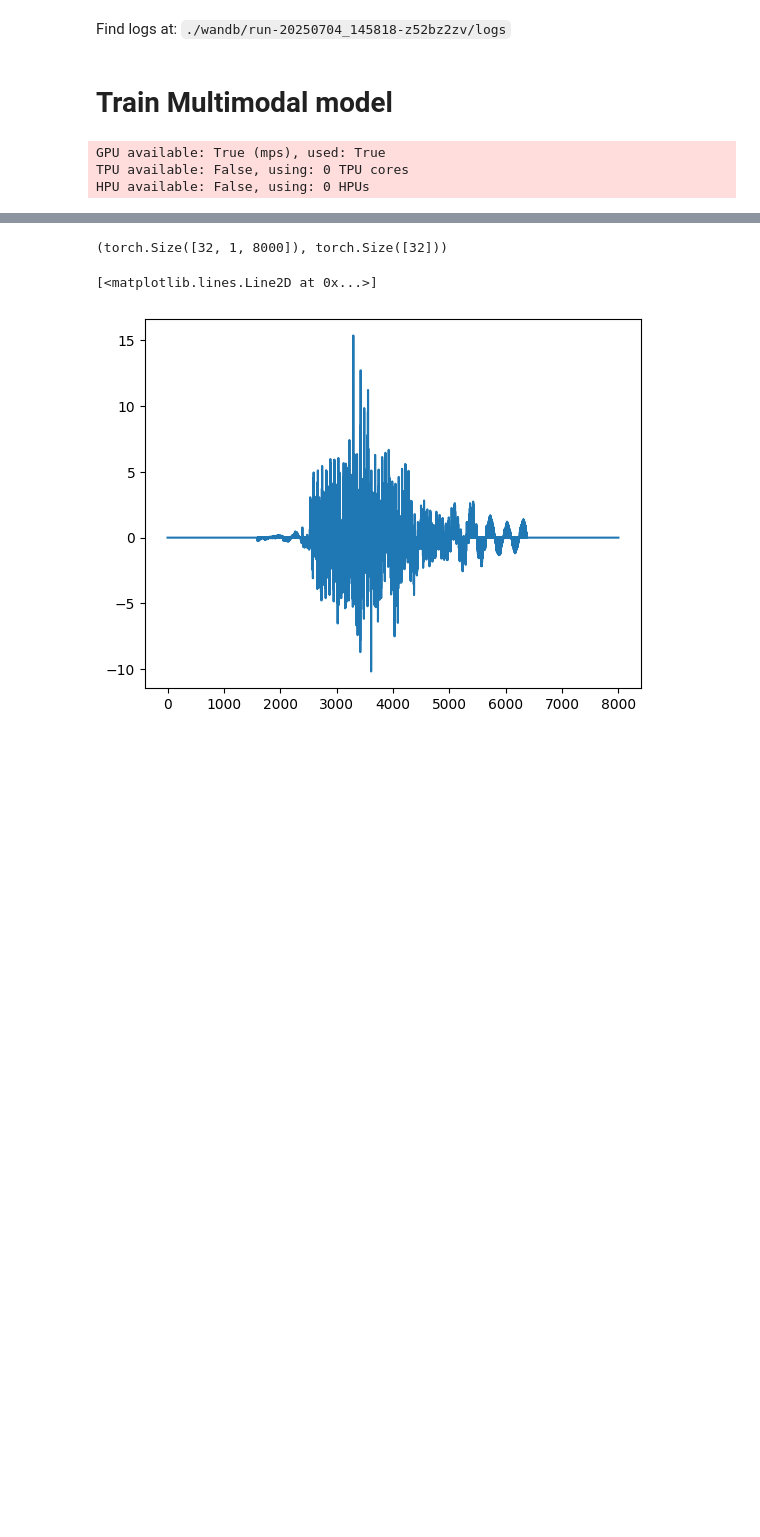
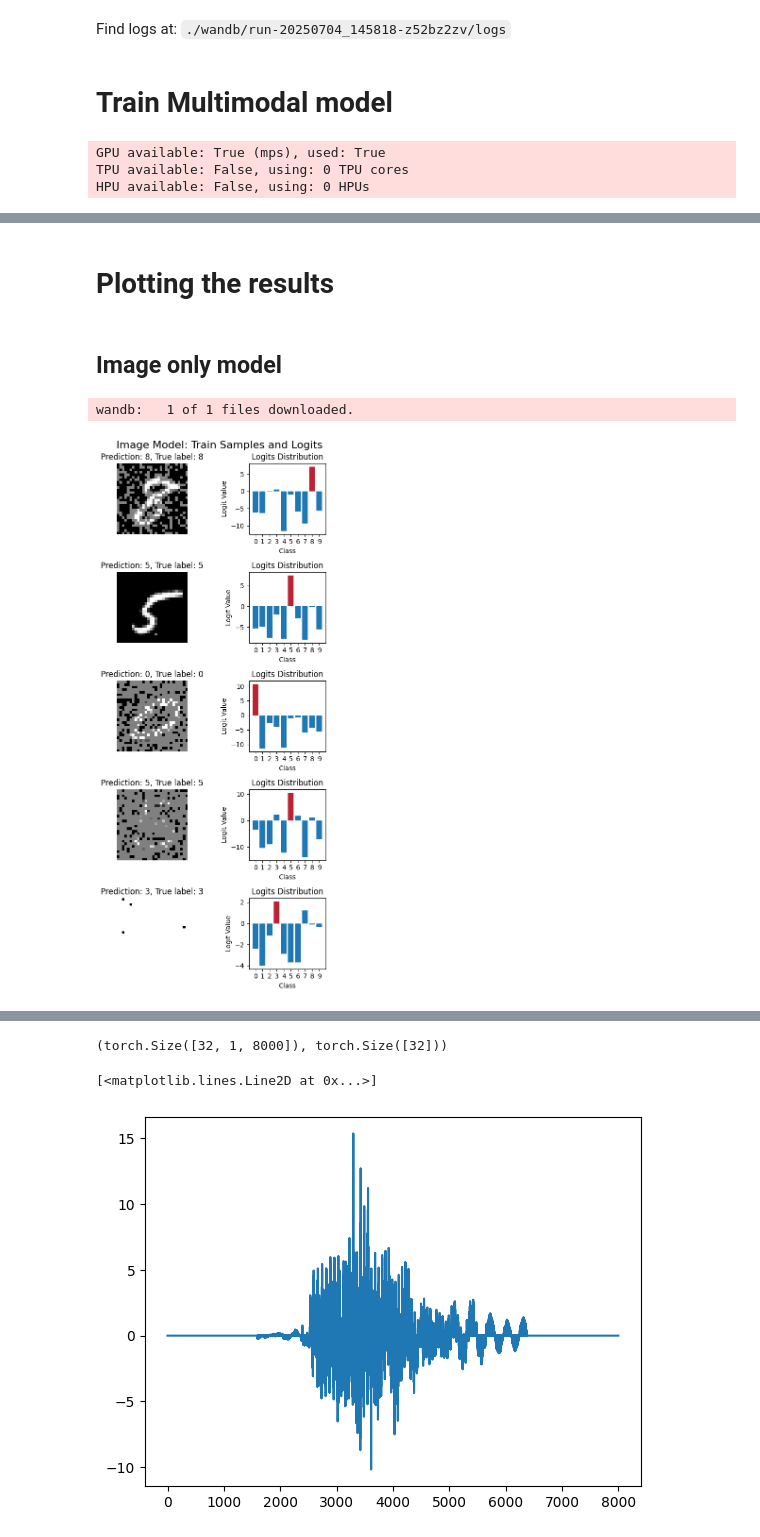
Before and after one commit to hzavadil98/NORA_MML, a Jupyter notebook: Exam/src/main.ipynb, the cells around one changed output, grey strips where cells are left out. Cells and saved outputs as stored; diff of their text form; code cells hidden in the pictures; blank space fills up the shorter version.

```diff
--- a/Exam/src/main.ipynb
+++ b/Exam/src/main.ipynb
@@ -244,0 +247,4 @@ Find logs at: ./wandb/run-20250704_151307-gs6t5k3l/logs
+# %% [markdown]
+# Plotting the results
+# %% [markdown]
+## Image only model
@@ -244,0 +261,51 @@ Find logs at: ./wandb/run-20250704_151307-gs6t5k3l/logs
+# %%
+# Download the model weights as an artifact from Weights & Biases and instantiate the model
+api = wandb.Api()
+artifact = api.artifact('hzavadil98/NORA_MML_Exam/model-mnntq27o:v0', type='model')
+artifact_dir = artifact.download()
+
+image_model = Image_Model.load_from_checkpoint(Path(artifact_dir) / "model.ckpt")
+# %% [output]
+wandb:   1 of 1 files downloaded.
+# %%
+# Predict on the samples
+image_model.eval()
+train_logits = image_model(train_samples.to("mps"))
+test_logits = image_model(test_samples.to("mps"))
+# %%
+# Function to plot samples with their logits
+def plot_samples_with_logits(samples, labels, logits, title):
+    predictions = torch.argmax(logits, dim=1).cpu().numpy()
+    logits = logits.detach().cpu().numpy()
+
+    fig, axes = plt.subplots(5, 2, figsize=(6, 12), gridspec_kw={'width_ratios': [2.5 if len(samples.shape) == 4 else 2, 1]})  # adjusting the width of the histogram column
+    for i in range(5):
+        if len(samples[i].shape) == 3:
+            # Plot image in first column
+            axes[i, 0].imshow(samples[i][0].cpu(), cmap='gray')
+        else:
+            # Plot audio waveform in first column
+            axes[i, 0].plot(samples[i].squeeze().cpu().numpy())
+        axes[i, 0].set_title(f"Prediction: {predictions[i]}, True label: {labels[i]}")
+        axes[i, 0].axis('off')
+
+        # Plot histogram of logits in second column
+        logit = logits[i]
+        axes[i, 1].bar(range(10), logit, width=0.8)  # Make bars narrower with width=0.6
+        axes[i, 1].set_title("Logits Distribution")
+        axes[i, 1].set_xlabel("Class")
+        axes[i, 1].set_ylabel("Logit Value")
+        axes[i, 1].set_xticks(range(10))
+        # Highlight the predicted class
+        axes[i, 1].bar(predictions[i], logit[predictions[i]], color='red', alpha=0.7, width=0.8)
+        # Highlight the true class if different from prediction
+        if predictions[i] != labels[i]:
+            axes[i, 1].bar(labels[i], logit[labels[i]], color='green', alpha=0.7, width=0.8)
+
+    plt.suptitle(title, fontsize=16, x=0.6, ha='center')
+    plt.tight_layout()
+    plt.show()
+# %%
+plot_samples_with_logits(train_samples, train_labels, train_logits, "Image Model: Train Samples and Logits")
+# %% [output]
+[figure, added]
```
Also changed, not shown: parts of 14 cells of this notebook, 15 other files.
